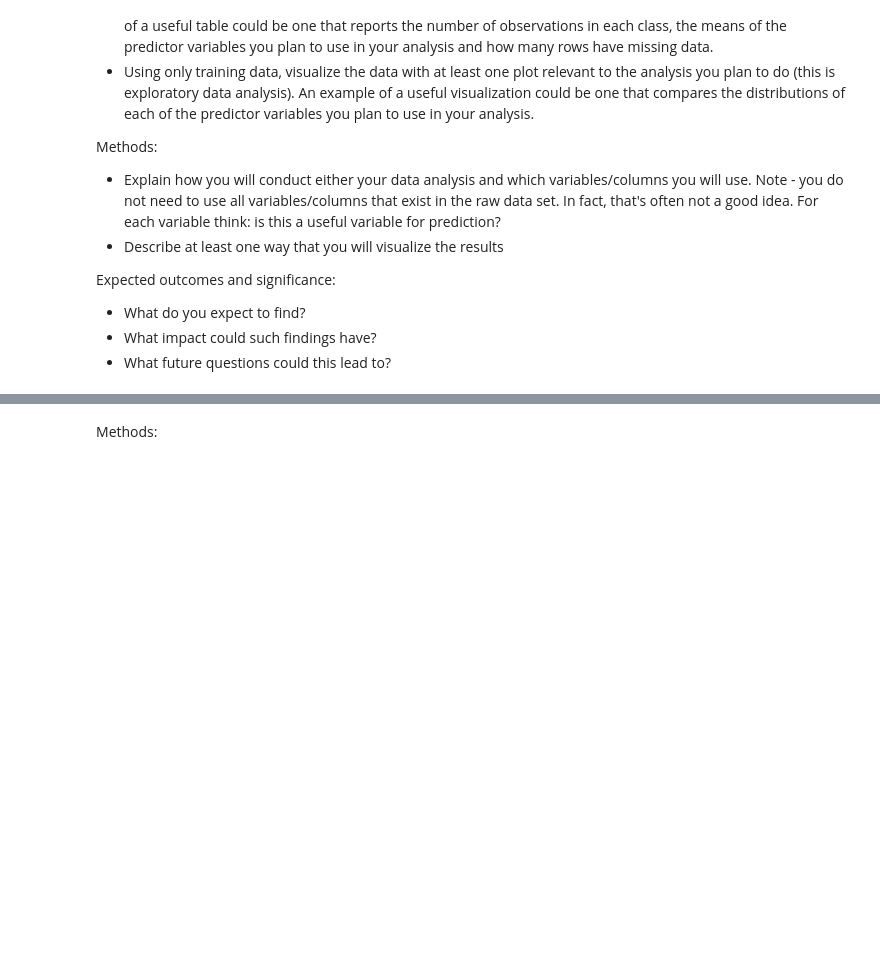
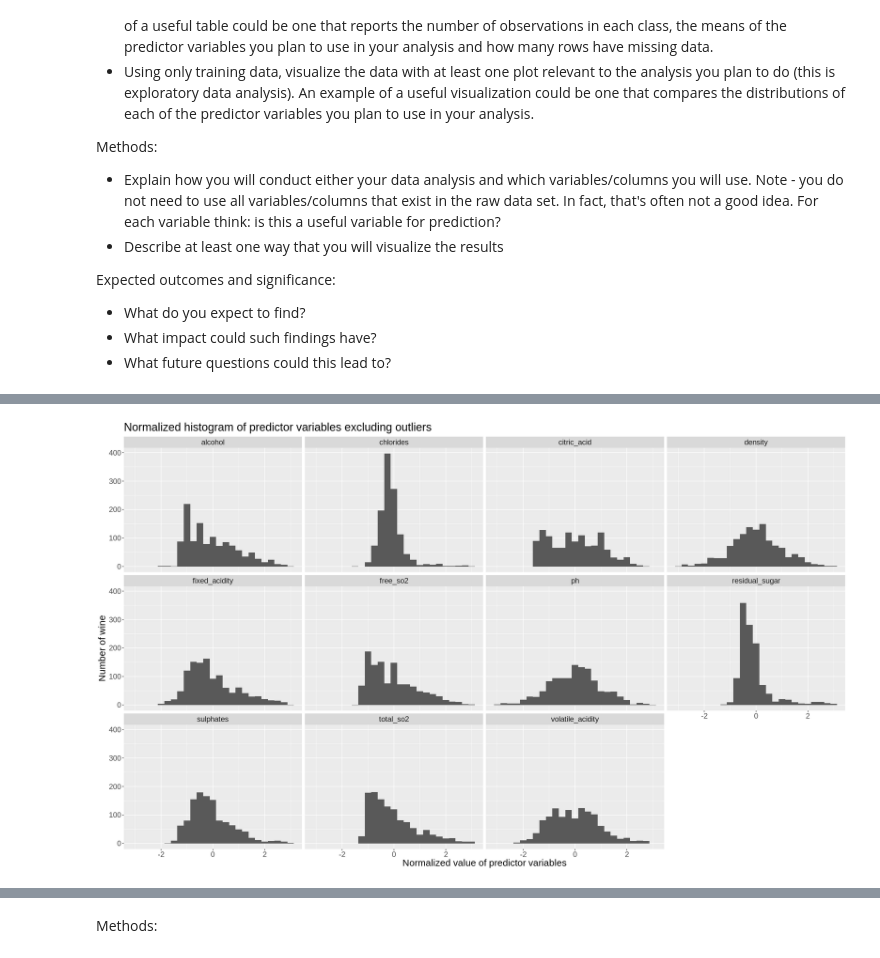
Before and after one commit to j-ackyao/Group-62-project, a Jupyter notebook: group_project_proposal.ipynb, the cells around one changed output, grey strips where cells are left out. Cells and saved outputs as stored; diff of their text form; code cells hidden in the pictures; blank space fills up the shorter version.

```diff
--- a/group_project_proposal.ipynb
+++ b/group_project_proposal.ipynb
@@ -153,0 +249,34 @@ Scientists can predict human wine taste preferences by using a data mining appro
+# %%
+options(repr.plot.width = 20, repr.plot.height = 12)
+
+red_training_normalized <- red_training_data |>
+    select(-quality) |>
+    scale() |>
+    as.data.frame()
+
+red_training_normalized_longer <- pivot_longer(red_normalized, cols = fixed_acidity:alcohol, names_to = "variable", values_to = "value")
+
+# define binwidth constant
+PREDICTOR_BINWIDTH <- 0.25
+
+# code to plot without excluding outliers
+# red_predictor_histogram <- ggplot(red_training_normalized_longer, aes(x = value)) +
+#     geom_histogram(binwidth = PREDICTOR_BINWIDTH) +
+#     facet_grid(rows = vars(variable)) +
+#     ggtitle("Normalized histogram of predictor variables") +
+#     labs(x = "Normalized value of predictor variables", y = "Number of wine") +
+#     theme(text = element_text(size = 18))
+
+# keep values within 3 standard deviations
+red_training_normalized_longer_eo <- filter(red_normalized_longer, value < 3 & value > -3)
+
+red_predictor_histogram_eo <- ggplot(red_training_normalized_longer_eo, aes(x = value)) +
+    geom_histogram(binwidth = PREDICTOR_BINWIDTH) +
+    facet_wrap(vars(variable)) +
+    ggtitle("Normalized histogram of predictor variables excluding outliers") +
+    labs(x = "Normalized value of predictor variables", y = "Number of wine") +
+    theme(text = element_text(size = 18))
+
+red_predictor_histogram_eo
+# %% [output]
+[figure, added]
```
Also changed, not shown: parts of 20 cells of this notebook, 1 other file.
